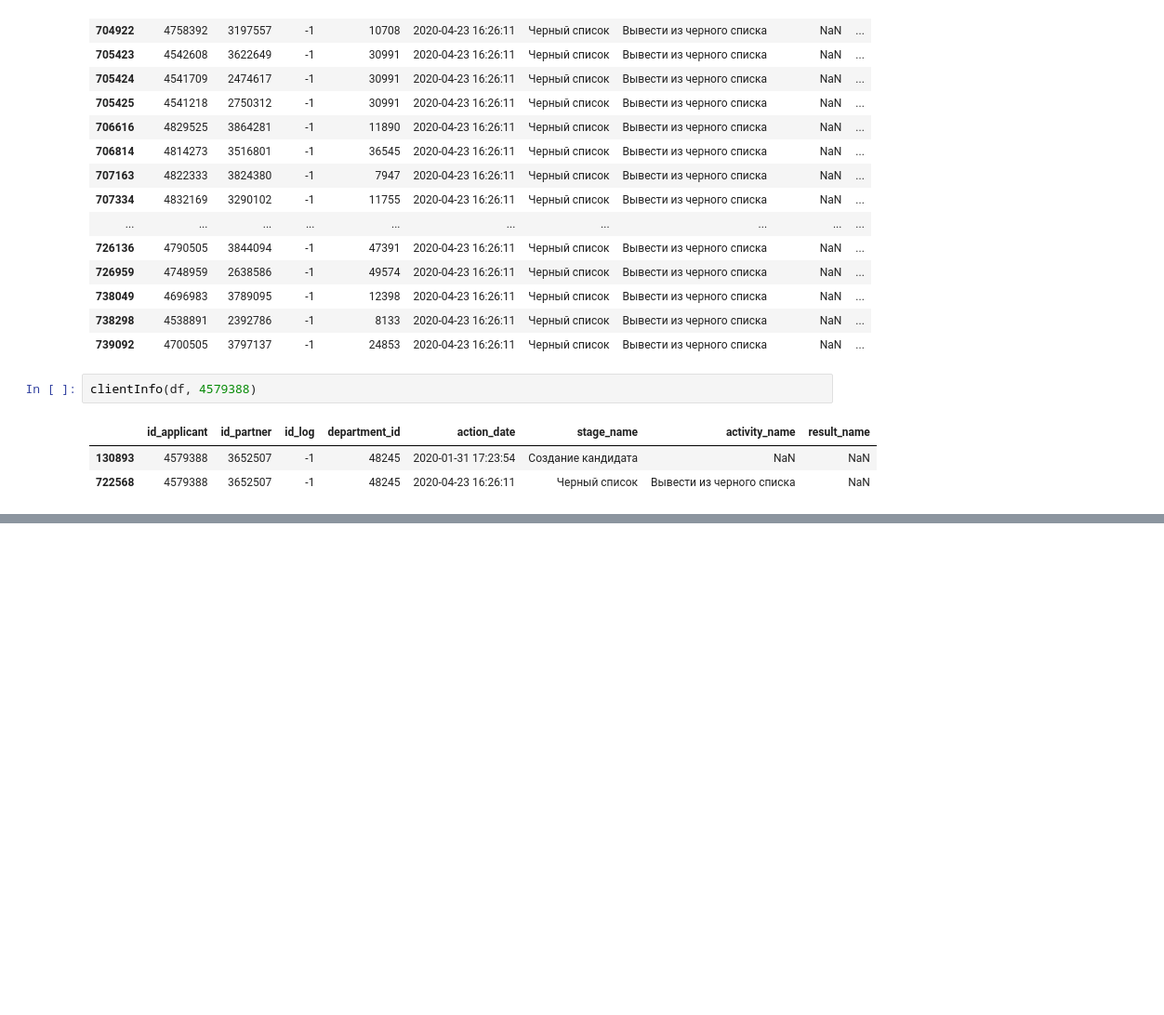
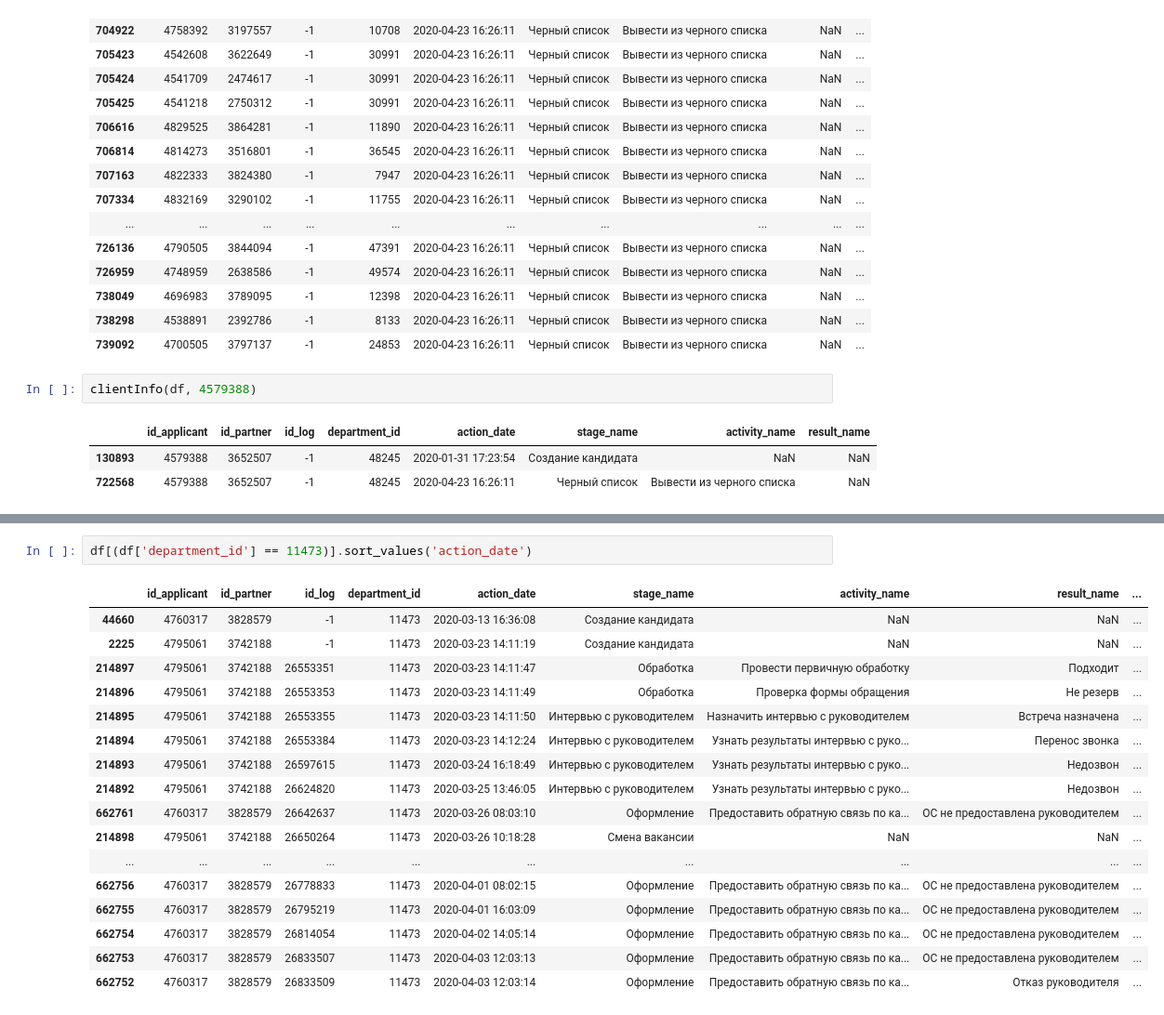
Before and after one commit to Timkasyan/NIR_group_1, a Jupyter notebook: nir_project.ipynb, the cells around one changed output, grey strips where cells are left out. Shown at 93% size. Cells and saved outputs as stored; diff of their text form; blank space fills up the shorter version.

```diff
--- a/nir_project.ipynb
+++ b/nir_project.ipynb
@@ -413,0 +607,20 @@ clientInfo(df, 4579388)
+# %%
+df[(df['department_id'] == 11473)].sort_values('action_date')
+# %% [output]
+|  | id_applicant | id_partner | id_log | department_id | action_date | stage_name | activity_name | result_name | ... |
+| 44660 | 4760317 | 3828579 | -1 | 11473 | 2020-03-13 16:36:08 | Создание кандидата | NaN | NaN | ... |
+| 2225 | 4795061 | 3742188 | -1 | 11473 | 2020-03-23 14:11:19 | Создание кандидата | NaN | NaN | ... |
+| 214897 | 4795061 | 3742188 | 26553351 | 11473 | 2020-03-23 14:11:47 | Обработка | Провести первичную обработку | Подходит | ... |
+| 214896 | 4795061 | 3742188 | 26553353 | 11473 | 2020-03-23 14:11:49 | Обработка | Проверка формы обращения | Не резерв | ... |
+| 214895 | 4795061 | 3742188 | 26553355 | 11473 | 2020-03-23 14:11:50 | Интервью с руководителем | Назначить интервью с руководителем | Встреча назначена | ... |
+| 214894 | 4795061 | 3742188 | 26553384 | 11473 | 2020-03-23 14:12:24 | Интервью с руководителем | Узнать результаты интервью с руко... | Перенос звонка | ... |
+| 214893 | 4795061 | 3742188 | 26597615 | 11473 | 2020-03-24 16:18:49 | Интервью с руководителем | Узнать результаты интервью с руко... | Недозвон | ... |
+| 214892 | 4795061 | 3742188 | 26624820 | 11473 | 2020-03-25 13:46:05 | Интервью с руководителем | Узнать результаты интервью с руко... | Недозвон | ... |
+| 662761 | 4760317 | 3828579 | 26642637 | 11473 | 2020-03-26 08:03:10 | Оформление | Предоставить обратную связь по ка... | ОС не предоставлена руководителем | ... |
+| 214898 | 4795061 | 3742188 | 26650264 | 11473 | 2020-03-26 10:18:28 | Смена вакансии | NaN | NaN | ... |
+| ... | ... | ... | ... | ... | ... | ... | ... | ... | ... |
+| 662756 | 4760317 | 3828579 | 26778833 | 11473 | 2020-04-01 08:02:15 | Оформление | Предоставить обратную связь по ка... | ОС не предоставлена руководителем | ... |
+| 662755 | 4760317 | 3828579 | 26795219 | 11473 | 2020-04-01 16:03:09 | Оформление | Предоставить обратную связь по ка... | ОС не предоставлена руководителем | ... |
+| 662754 | 4760317 | 3828579 | 26814054 | 11473 | 2020-04-02 14:05:14 | Оформление | Предоставить обратную связь по ка... | ОС не предоставлена руководителем | ... |
+| 662753 | 4760317 | 3828579 | 26833507 | 11473 | 2020-04-03 12:03:13 | Оформление | Предоставить обратную связь по ка... | ОС не предоставлена руководителем | ... |
+| 662752 | 4760317 | 3828579 | 26833509 | 11473 | 2020-04-03 12:03:14 | Оформление | Предоставить обратную связь по ка... | Отказ руководителя | ... |
```
Also changed, not shown: parts of 21 cells of this notebook, 3 other files.
